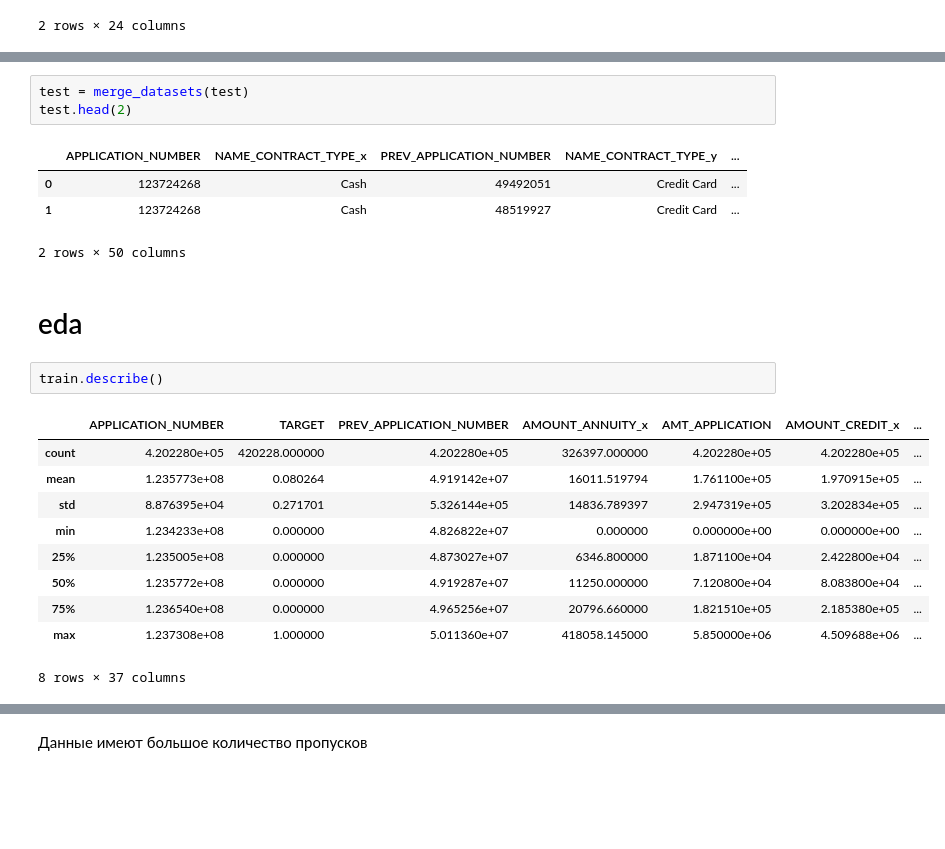
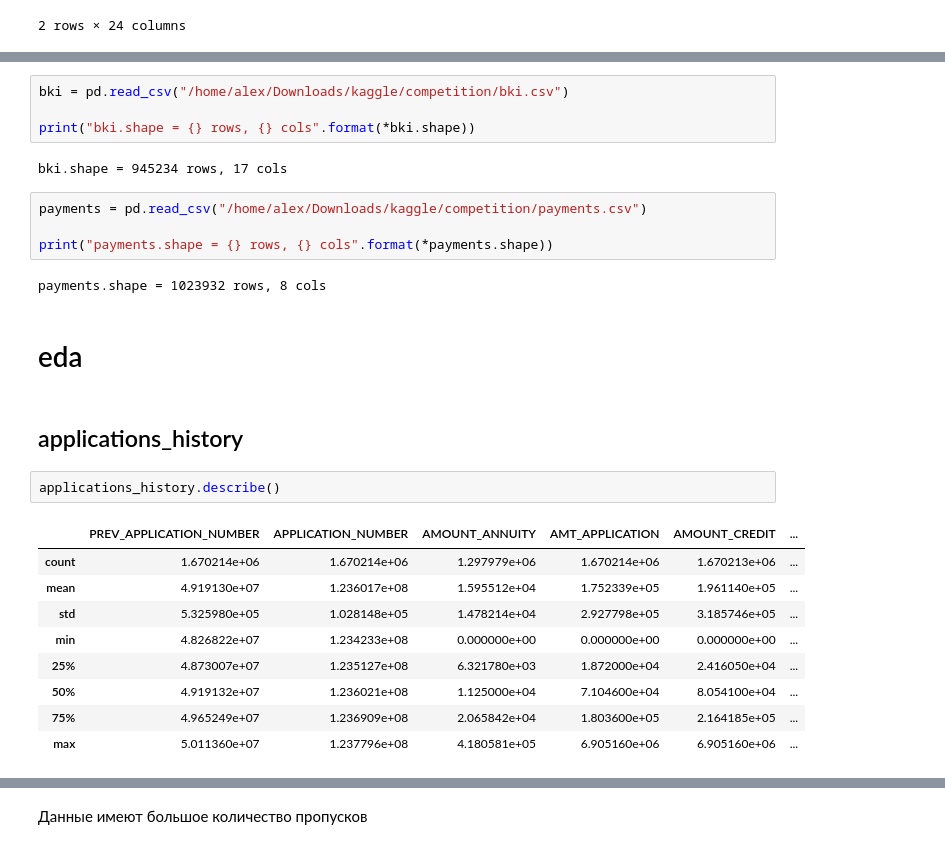
Before and after one commit to salexey1990/gb, a Jupyter notebook: kaggle/final_project.ipynb, the cells around one changed output, grey strips where cells are left out. Cells and saved outputs as stored; diff of their text form; blank space fills up the shorter version.

Commit message:
kaggle project features and first predictions

```diff
--- a/kaggle/final_project.ipynb
+++ b/kaggle/final_project.ipynb
@@ -77,23 +64,28 @@ train.head(2)
-# %%
-test = merge_datasets(test)
-test.head(2)
-# %% [output]
-|  | APPLICATION_NUMBER | NAME_CONTRACT_TYPE_x | PREV_APPLICATION_NUMBER | NAME_CONTRACT_TYPE_y | ... |
-| 0 | 123724268 | Cash | 49492051 | Credit Card | ... |
-| 1 | 123724268 | Cash | 48519927 | Credit Card | ... |
-2 rows × 50 columns
+# %%
+bki = pd.read_csv("/home/alex/Downloads/kaggle/competition/bki.csv")
+
+print("bki.shape = {} rows, {} cols".format(*bki.shape))
+# %% [output]
+bki.shape = 945234 rows, 17 cols
+# %%
+payments = pd.read_csv("/home/alex/Downloads/kaggle/competition/payments.csv")
+
+print("payments.shape = {} rows, {} cols".format(*payments.shape))
+# %% [output]
+payments.shape = 1023932 rows, 8 cols
 # %% [markdown]
 # eda
+# %% [markdown]
+## applications_history
 # %%
-train.describe()
+applications_history.describe()
 # %% [output]
-|  | APPLICATION_NUMBER | TARGET | PREV_APPLICATION_NUMBER | AMOUNT_ANNUITY_x | AMT_APPLICATION | AMOUNT_CREDIT_x | ... |
-| count | 4.202280e+05 | 420228.000000 | 4.202280e+05 | 326397.000000 | 4.202280e+05 | 4.202280e+05 | ... |
-| mean | 1.235773e+08 | 0.080264 | 4.919142e+07 | 16011.519794 | 1.761100e+05 | 1.970915e+05 | ... |
-| std | 8.876395e+04 | 0.271701 | 5.326144e+05 | 14836.789397 | 2.947319e+05 | 3.202834e+05 | ... |
-| min | 1.234233e+08 | 0.000000 | 4.826822e+07 | 0.000000 | 0.000000e+00 | 0.000000e+00 | ... |
-| 25% | 1.235005e+08 | 0.000000 | 4.873027e+07 | 6346.800000 | 1.871100e+04 | 2.422800e+04 | ... |
-| 50% | 1.235772e+08 | 0.000000 | 4.919287e+07 | 11250.000000 | 7.120800e+04 | 8.083800e+04 | ... |
-| 75% | 1.236540e+08 | 0.000000 | 4.965256e+07 | 20796.660000 | 1.821510e+05 | 2.185380e+05 | ... |
-| max | 1.237308e+08 | 1.000000 | 5.011360e+07 | 418058.145000 | 5.850000e+06 | 4.509688e+06 | ... |
+|  | PREV_APPLICATION_NUMBER | APPLICATION_NUMBER | AMOUNT_ANNUITY | AMT_APPLICATION | AMOUNT_CREDIT | ... |
+| count | 1.670214e+06 | 1.670214e+06 | 1.297979e+06 | 1.670214e+06 | 1.670213e+06 | ... |
+| mean | 4.919130e+07 | 1.236017e+08 | 1.595512e+04 | 1.752339e+05 | 1.961140e+05 | ... |
+| std | 5.325980e+05 | 1.028148e+05 | 1.478214e+04 | 2.927798e+05 | 3.185746e+05 | ... |
+| min | 4.826822e+07 | 1.234233e+08 | 0.000000e+00 | 0.000000e+00 | 0.000000e+00 | ... |
+| 25% | 4.873007e+07 | 1.235127e+08 | 6.321780e+03 | 1.872000e+04 | 2.416050e+04 | ... |
+| 50% | 4.919132e+07 | 1.236021e+08 | 1.125000e+04 | 7.104600e+04 | 8.054100e+04 | ... |
+| 75% | 4.965249e+07 | 1.236909e+08 | 2.065842e+04 | 1.803600e+05 | 2.164185e+05 | ... |
+| max | 5.011360e+07 | 1.237796e+08 | 4.180581e+05 | 6.905160e+06 | 6.905160e+06 | ... |
-8 rows × 37 columns
```
Also changed, not shown: parts of 58 cells of this notebook, 7 other files.
